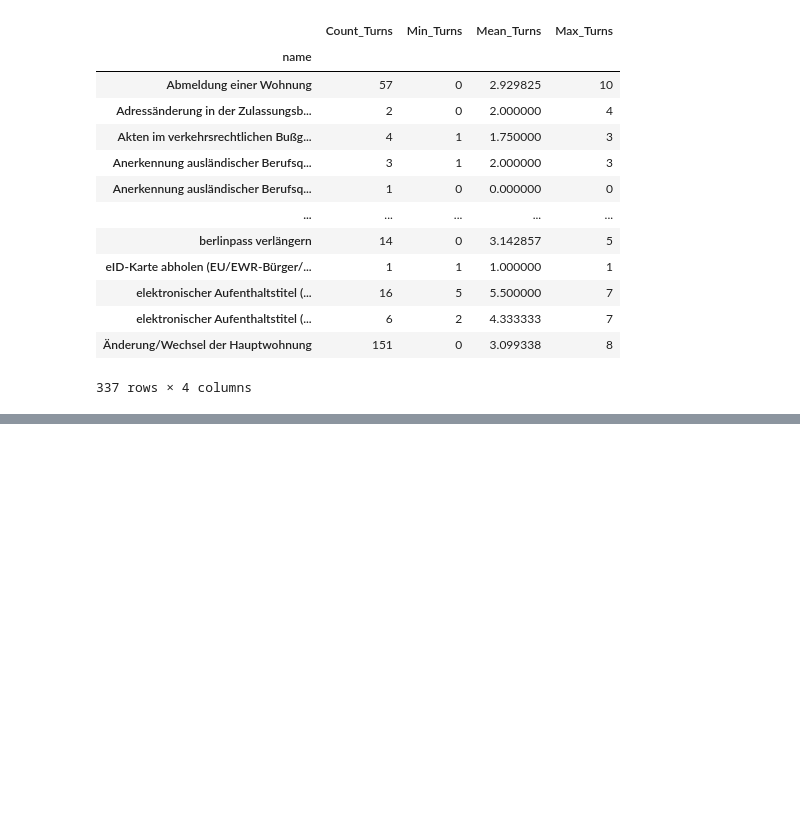
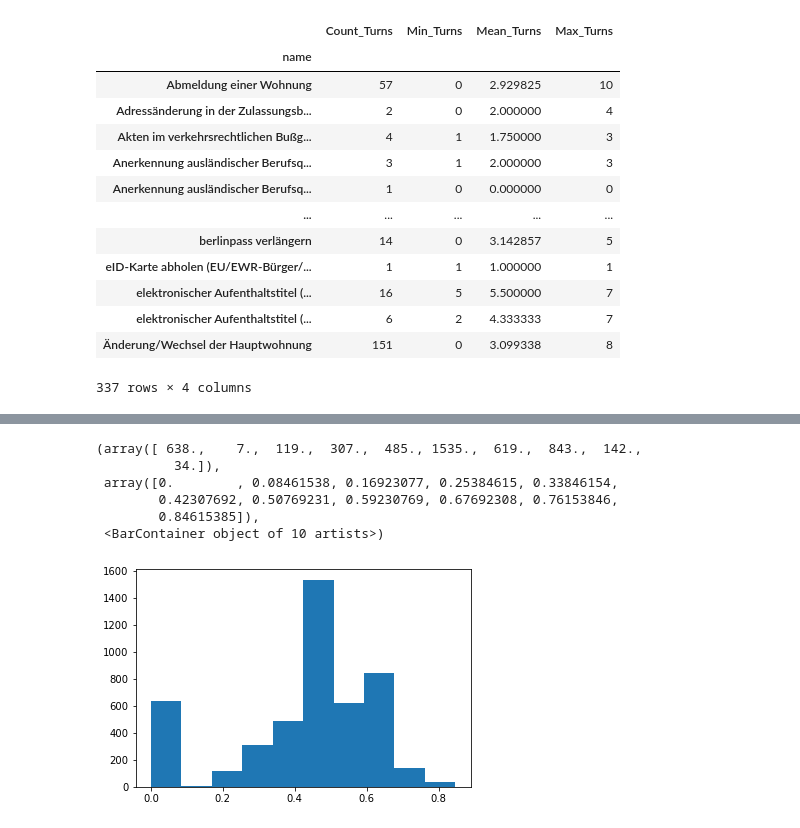
Before and after one commit to moritzwassmer/PJDS_chatbot, a Jupyter notebook: CodingDirectory/Clustering/Modules/test_log_analyzis_bigdata.ipynb, the cells around one changed output, grey strips where cells are left out. Drawn from its saved outputs; the diff is of its cells as text; code cells hidden in the pictures; blank space fills up the shorter version.

```diff
--- a/CodingDirectory/Clustering/Modules/test_log_analyzis_bigdata.ipynb
+++ b/CodingDirectory/Clustering/Modules/test_log_analyzis_bigdata.ipynb
@@ -187,0 +233,10 @@ services
+# %%
+plt.hist(delta[delta["t"]==1]["nResult_reduction"])
+# %% [output]
+(array([ 638.,    7.,  119.,  307.,  485., 1535.,  619.,  843.,  142.,
+          34.]),
+ array([0.        , 0.08461538, 0.16923077, 0.25384615, 0.33846154,
+        0.42307692, 0.50769231, 0.59230769, 0.67692308, 0.76153846,
+        0.84615385]),
+ <BarContainer object of 10 artists>)
+[figure, added]
```
Also changed, not shown: parts of 11 cells of this notebook, 3 other files.
